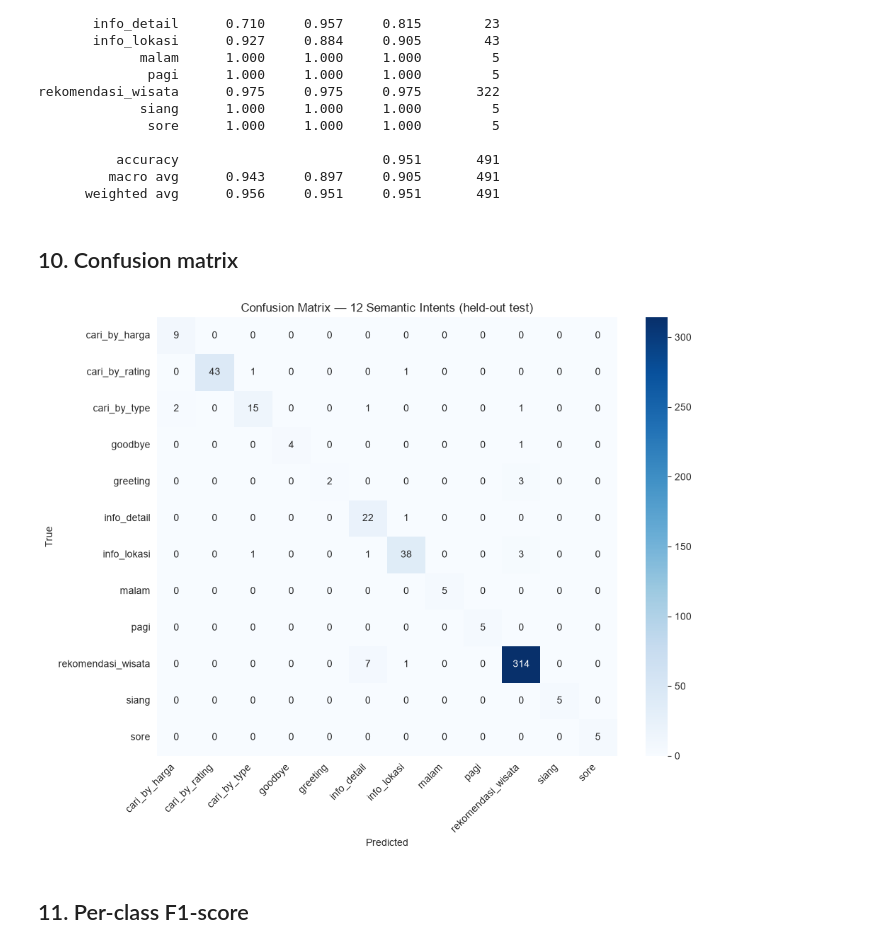
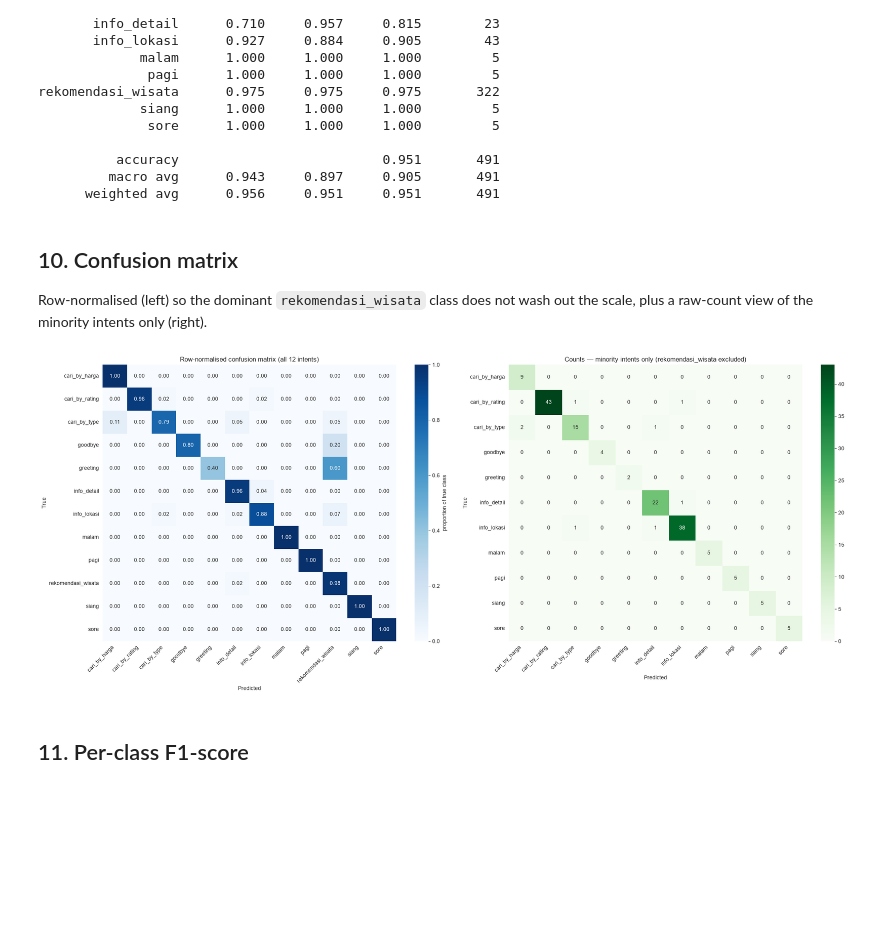
Before and after one commit to Devaaldo/YOGA-Chatbot, a Jupyter notebook: notebooks/training_pipeline.ipynb, the cells around one changed output. Drawn from its saved outputs; the diff is of its cells as text; code cells hidden in the pictures; blank space fills up the shorter version.

```diff
--- a/notebooks/training_pipeline.ipynb
+++ b/notebooks/training_pipeline.ipynb
@@ -234,18 +234,43 @@ rekomendasi_wisata      0.975     0.975     0.975       322
       weighted avg      0.956     0.951     0.951       491
 # %% [markdown]
 ## 10. Confusion matrix
+
+Row-normalised (left) so the dominant `rekomendasi_wisata` class does not
+wash out the scale, plus a raw-count view of the minority intents only
+(right).
 # %%
-cm = confusion_matrix(y_test, y_pred)
-plt.figure(figsize=(10, 8))
-sns.heatmap(cm, annot=True, fmt="d", cmap="Blues",
-            xticklabels=label_encoder.classes_,
-            yticklabels=label_encoder.classes_)
-plt.xlabel("Predicted"); plt.ylabel("True")
-plt.title("Confusion Matrix — 12 Semantic Intents (held-out test)")
-plt.xticks(rotation=45, ha="right"); plt.yticks(rotation=0)
+labels_idx = list(range(len(label_encoder.classes_)))
+names = label_encoder.classes_
+cm = confusion_matrix(y_test, y_pred, labels=labels_idx)
+
+# rekomendasi_wisata dominates the test set (~66%), so raw counts wash out the
+# colour scale. Row-normalising (each true class -> proportion) keeps every
+# cross-confusion visible regardless of support.
+cm_norm = cm.astype(float) / cm.sum(axis=1, keepdims=True).clip(min=1)
+
+minority = [i for i, c in enumerate(names) if c != "rekomendasi_wisata"]
+cm_min = confusion_matrix(y_test, y_pred, labels=minority)
+names_min = [names[i] for i in minority]
+
+fig, axes = plt.subplots(1, 2, figsize=(22, 9))
+
+sns.heatmap(cm_norm, annot=True, fmt=".2f", cmap="Blues", vmin=0, vmax=1,
+            xticklabels=names, yticklabels=names, ax=axes[0],
+            cbar_kws={"label": "proportion of true class"})
+axes[0].set_title("Row-normalised confusion matrix (all 12 intents)")
+axes[0].set_xlabel("Predicted"); axes[0].set_ylabel("True")
+
+sns.heatmap(cm_min, annot=True, fmt="d", cmap="Greens",
+            xticklabels=names_min, yticklabels=names_min, ax=axes[1])
+axes[1].set_title("Counts — minority intents only (rekomendasi_wisata excluded)")
+axes[1].set_xlabel("Predicted"); axes[1].set_ylabel("True")
+
+for ax in axes:
+    ax.set_xticklabels(ax.get_xticklabels(), rotation=45, ha="right")
+    ax.set_yticklabels(ax.get_yticklabels(), rotation=0)
 plt.tight_layout(); plt.show()
 # %% [output]
-[figure, old version]
+[figure, new version]
 # %% [markdown]
 ## 11. Per-class F1-score
 # %%
```
Also changed, not shown: 2 other files.
